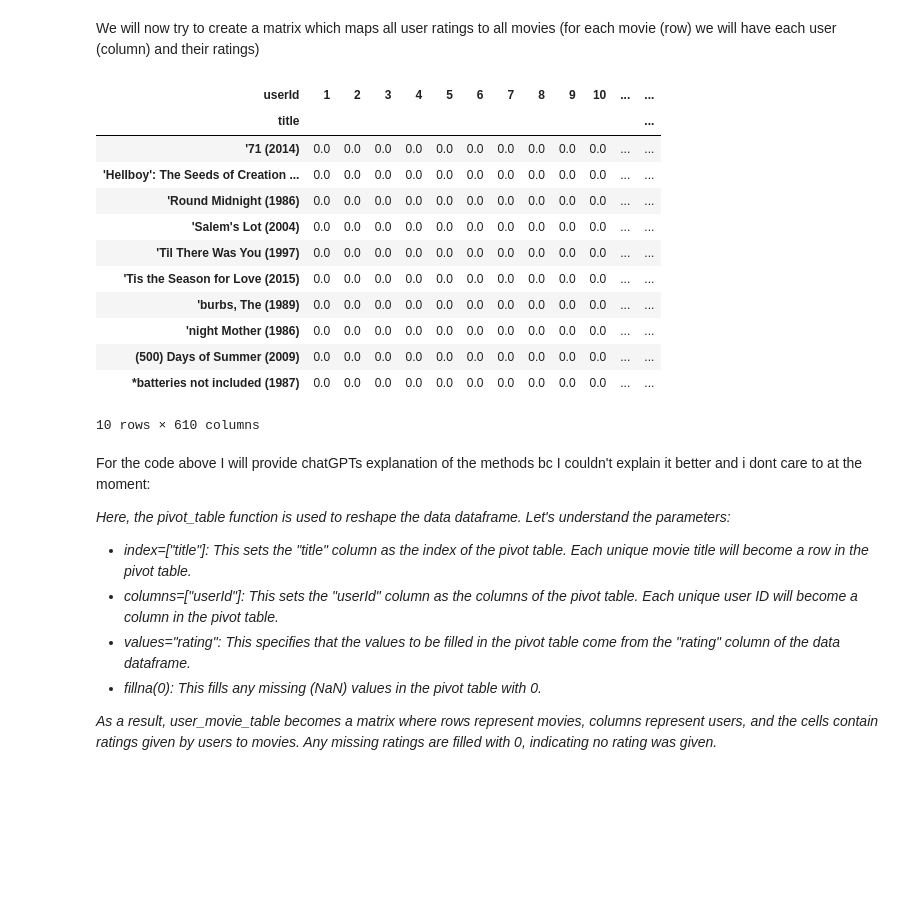
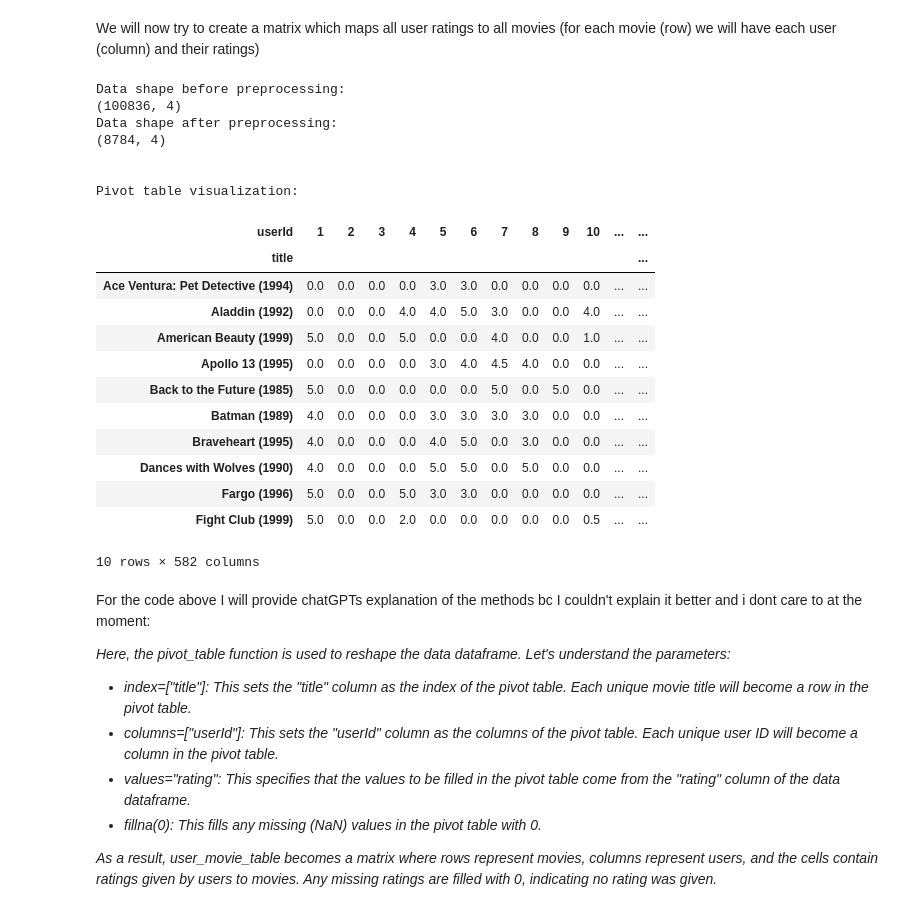
Before and after one commit to tjip1234/group14-recommendersystems, a Jupyter notebook: Knn_Recommender_System.ipynb, the cells around one changed output. Drawn from its saved outputs; the diff is of its cells as text; code cells hidden in the pictures; blank space fills up the shorter version.

```diff
--- a/Knn_Recommender_System.ipynb
+++ b/Knn_Recommender_System.ipynb
@@ -37,31 +40,55 @@ Index(['userId', 'movieId', 'rating', 'timestamp'], dtype='object')
 Truncated dataframes;
 Index(['movieId', 'title'], dtype='object')
 Index(['userId', 'movieId', 'rating'], dtype='object')
+# %%
+#This method performs all preprocessing that is required for the data before using the KNN algorithm
+#It takes in a dataset in the form of a dataframe, a index_column_name for specifying by which column in the dataframe we filter by value counts, and a threshold which determines the point at which
+#we stop considering the data in the indexed column by how many times they appear in the dataset.
+def preprocess(data, index_column_name, threshold):
+
+    #filtering out instances which do not appear more than the threshold in the dataframe
+    index_counts = data_100k[index_column_name].value_counts().sort_values(ascending=False)
+    filtered_counts = index_counts[index_counts >= threshold]
+    pre_processed_data = data_100k[data_100k[index_column_name].isin(filtered_counts.index)]
+
+
+
+    return pre_processed_data
 # %% [markdown]
 We will now try to create a matrix which maps all user ratings to all movies (for each movie (row) we will have each user (column) and their ratings)
-# %%
-#This command creates a dataframe which merges both ratings and movies based on a common column (movieId)
-data_100k = pd.merge(movies,ratings)
-
-#Switching index and columns allows for a pivot table representing either an item based or user based matrix
-    #user_movie_table = data_100k.pivot_table(index=["userId"], columns=["movie"], values="rating").fillna(0)
-user_movie_table = data_100k.pivot_table(index=["title"], columns=["userId"], values="rating").fillna(0)
-
-user_movie_table.head(10)
-# %% [output]
-| userId | 1 | 2 | 3 | 4 | 5 | 6 | 7 | 8 | 9 | 10 | ... | ... |
-| title |  |  |  |  |  |  |  |  |  |  |  | ... |
-| '71 (2014) | 0.0 | 0.0 | 0.0 | 0.0 | 0.0 | 0.0 | 0.0 | 0.0 | 0.0 | 0.0 | ... | ... |
-| 'Hellboy': The Seeds of Creation ... | 0.0 | 0.0 | 0.0 | 0.0 | 0.0 | 0.0 | 0.0 | 0.0 | 0.0 | 0.0 | ... | ... |
-| 'Round Midnight (1986) | 0.0 | 0.0 | 0.0 | 0.0 | 0.0 | 0.0 | 0.0 | 0.0 | 0.0 | 0.0 | ... | ... |
-| 'Salem's Lot (2004) | 0.0 | 0.0 | 0.0 | 0.0 | 0.0 | 0.0 | 0.0 | 0.0 | 0.0 | 0.0 | ... | ... |
-| 'Til There Was You (1997) | 0.0 | 0.0 | 0.0 | 0.0 | 0.0 | 0.0 | 0.0 | 0.0 | 0.0 | 0.0 | ... | ... |
-| 'Tis the Season for Love (2015) | 0.0 | 0.0 | 0.0 | 0.0 | 0.0 | 0.0 | 0.0 | 0.0 | 0.0 | 0.0 | ... | ... |
-| 'burbs, The (1989) | 0.0 | 0.0 | 0.0 | 0.0 | 0.0 | 0.0 | 0.0 | 0.0 | 0.0 | 0.0 | ... | ... |
-| 'night Mother (1986) | 0.0 | 0.0 | 0.0 | 0.0 | 0.0 | 0.0 | 0.0 | 0.0 | 0.0 | 0.0 | ... | ... |
-| (500) Days of Summer (2009) | 0.0 | 0.0 | 0.0 | 0.0 | 0.0 | 0.0 | 0.0 | 0.0 | 0.0 | 0.0 | ... | ... |
-| *batteries not included (1987) | 0.0 | 0.0 | 0.0 | 0.0 | 0.0 | 0.0 | 0.0 | 0.0 | 0.0 | 0.0 | ... | ... |
-10 rows × 610 columns
+# %%
+data_100k_filtered = preprocess(data_100k, 'movieId', 150)
+print("Data shape before preprocessing:")
+print(data_100k.shape)
+print("Data shape after preprocessing:")
+print(data_100k_filtered.shape)
+print("\n")
+
+
+user_movie_table = data_100k_filtered.pivot_table(index=["title"], columns=["userId"], values="rating").fillna(0)
+print("Pivot table visualization:")
+user_movie_table.head(10)
+# %% [output]
+Data shape before preprocessing:
+(100836, 4)
+Data shape after preprocessing:
+(8784, 4)
+
+
+Pivot table visualization:
+| userId | 1 | 2 | 3 | 4 | 5 | 6 | 7 | 8 | 9 | 10 | ... | ... |
+| title |  |  |  |  |  |  |  |  |  |  |  | ... |
+| Ace Ventura: Pet Detective (1994) | 0.0 | 0.0 | 0.0 | 0.0 | 3.0 | 3.0 | 0.0 | 0.0 | 0.0 | 0.0 | ... | ... |
+| Aladdin (1992) | 0.0 | 0.0 | 0.0 | 4.0 | 4.0 | 5.0 | 3.0 | 0.0 | 0.0 | 4.0 | ... | ... |
+| American Beauty (1999) | 5.0 | 0.0 | 0.0 | 5.0 | 0.0 | 0.0 | 4.0 | 0.0 | 0.0 | 1.0 | ... | ... |
+| Apollo 13 (1995) | 0.0 | 0.0 | 0.0 | 0.0 | 3.0 | 4.0 | 4.5 | 4.0 | 0.0 | 0.0 | ... | ... |
+| Back to the Future (1985) | 5.0 | 0.0 | 0.0 | 0.0 | 0.0 | 0.0 | 5.0 | 0.0 | 5.0 | 0.0 | ... | ... |
+| Batman (1989) | 4.0 | 0.0 | 0.0 | 0.0 | 3.0 | 3.0 | 3.0 | 3.0 | 0.0 | 0.0 | ... | ... |
+| Braveheart (1995) | 4.0 | 0.0 | 0.0 | 0.0 | 4.0 | 5.0 | 0.0 | 3.0 | 0.0 | 0.0 | ... | ... |
+| Dances with Wolves (1990) | 4.0 | 0.0 | 0.0 | 0.0 | 5.0 | 5.0 | 0.0 | 5.0 | 0.0 | 0.0 | ... | ... |
+| Fargo (1996) | 5.0 | 0.0 | 0.0 | 5.0 | 3.0 | 3.0 | 0.0 | 0.0 | 0.0 | 0.0 | ... | ... |
+| Fight Club (1999) | 5.0 | 0.0 | 0.0 | 2.0 | 0.0 | 0.0 | 0.0 | 0.0 | 0.0 | 0.5 | ... | ... |
+10 rows × 582 columns
 # %% [markdown]
 For the code above I will provide chatGPTs explanation of the methods bc I couldn't explain it better and i dont care to at the moment:
 
```
Also changed, not shown: parts of 5 cells of this notebook.
